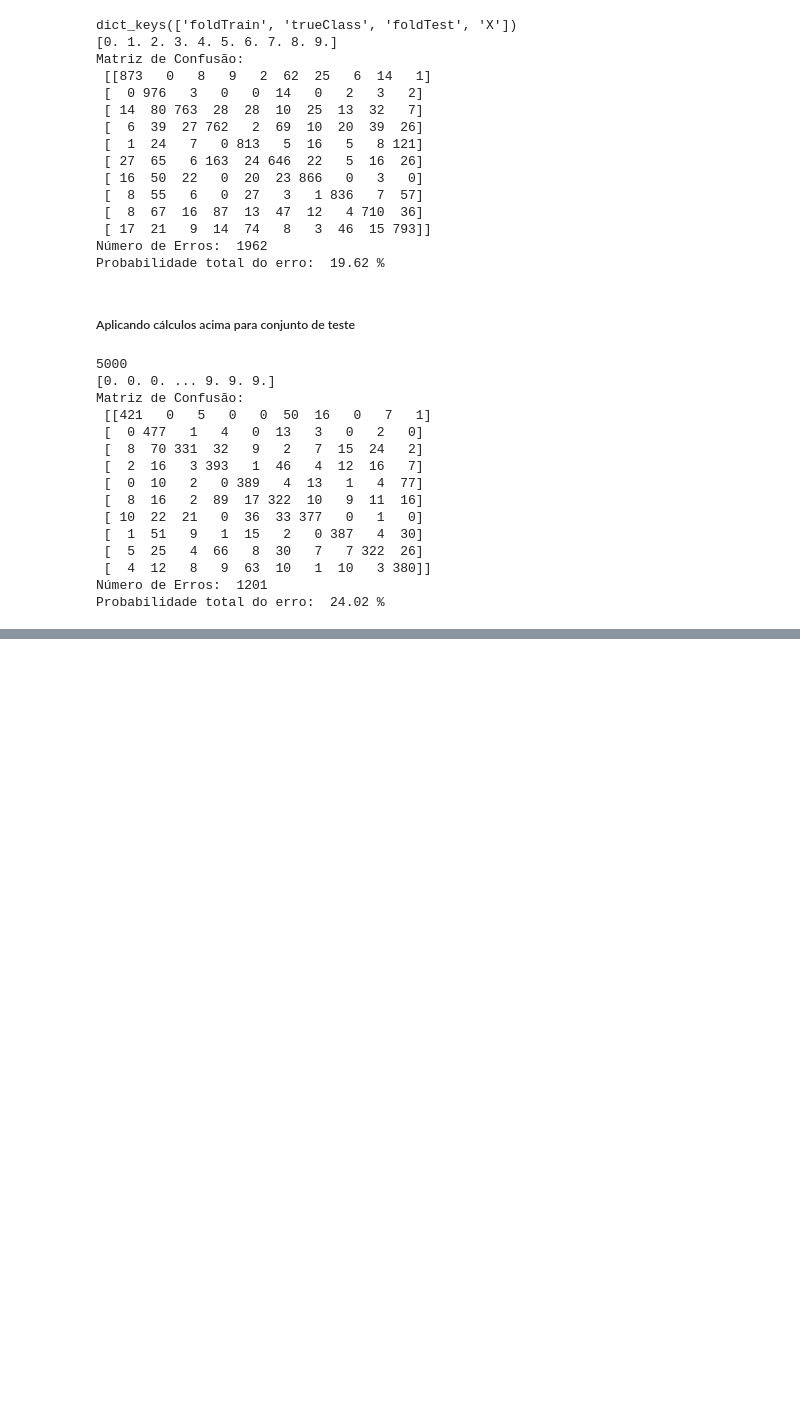
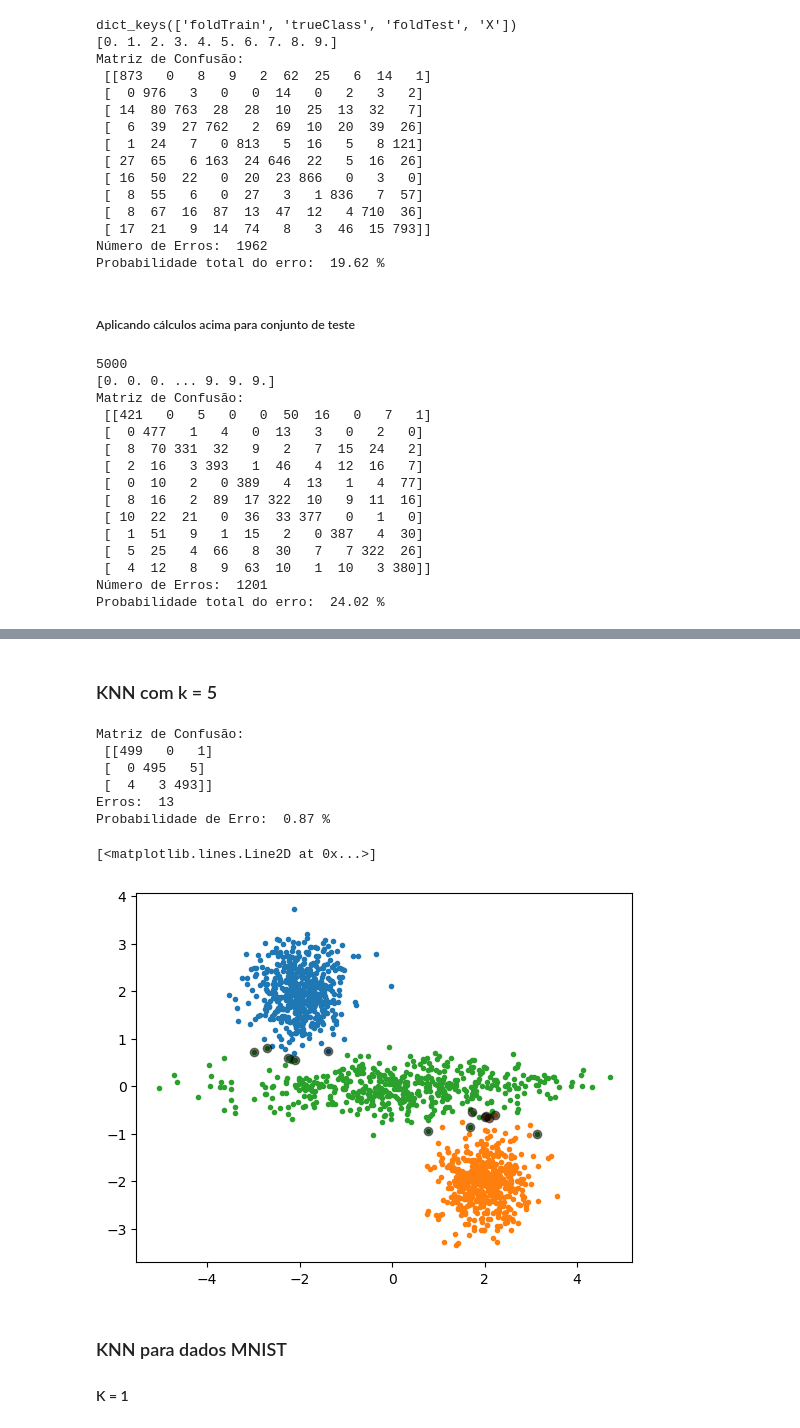
Before and after one commit to AnaSofOliveira/AA-22-23, a Jupyter notebook: Laboratorios/Lab2/Lab2.ipynb, the cells around one changed output, grey strips where cells are left out. Saved outputs shown, nothing was run; the diff lists cells and outputs as text; code cells hidden in the pictures; blank space fills up the shorter version.

```diff
--- a/Laboratorios/Lab2/Lab2.ipynb
+++ b/Laboratorios/Lab2/Lab2.ipynb
@@ -535,0 +839,37 @@ Probabilidade total do erro:  24.02 %
+# %% [markdown]
+### KNN com k = 5
+# %%
+k = 5
+kNN = KNeighborsClassifier(n_neighbors=k)
+
+## Para treinar faço fit
+kNN.fit(X_treino, y_treino)
+
+## Para classificar faço predict - Resultado da classificação
+y_teste_estimado = kNN.predict(X_teste)
+
+MC = confusion_matrix(y_teste, y_teste_estimado)
+print("Matriz de Confusão: \n", MC)
+print("Erros: ", np.sum(y_teste != y_teste_estimado))
+prob_erro = np.sum(y_teste != y_teste_estimado)/y_teste.shape[0]
+print("Probabilidade de Erro: ", np.round(prob_erro*100, 2), "%")
+
+## Ver quais os erros cometidos
+plt.plot(X_teste_1[0, :], X_teste_1[1, :], '.')
+plt.plot(X_teste_2[0, :], X_teste_2[1, :], '.')
+plt.plot(X_teste_3[0, :], X_teste_3[1, :], '.')
+
+plt.plot(X_teste[y_teste != y_teste_estimado, 0], X_teste[y_teste != y_teste_estimado, 1], 'ok', alpha=0.5)
+# %% [output]
+Matriz de Confusão:
+ [[499   0   1]
+ [  0 495   5]
+ [  4   3 493]]
+Erros:  13
+Probabilidade de Erro:  0.87 %
+[<matplotlib.lines.Line2D at 0x...>]
+[figure, added]
+# %% [markdown]
+### KNN para dados MNIST
+
+#### K = 1
```
Also changed, not shown: parts of 13 cells of this notebook.
